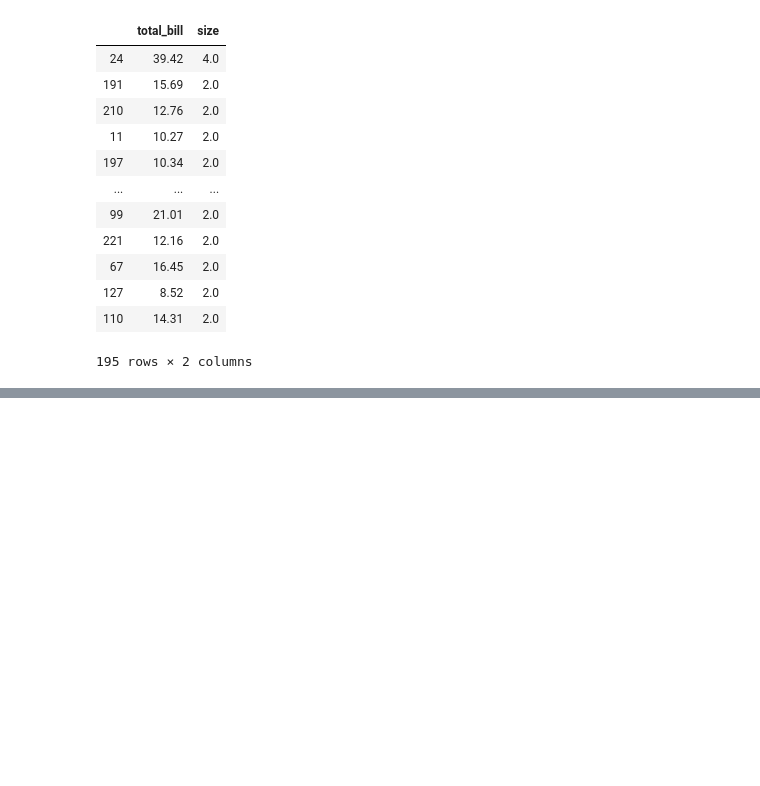
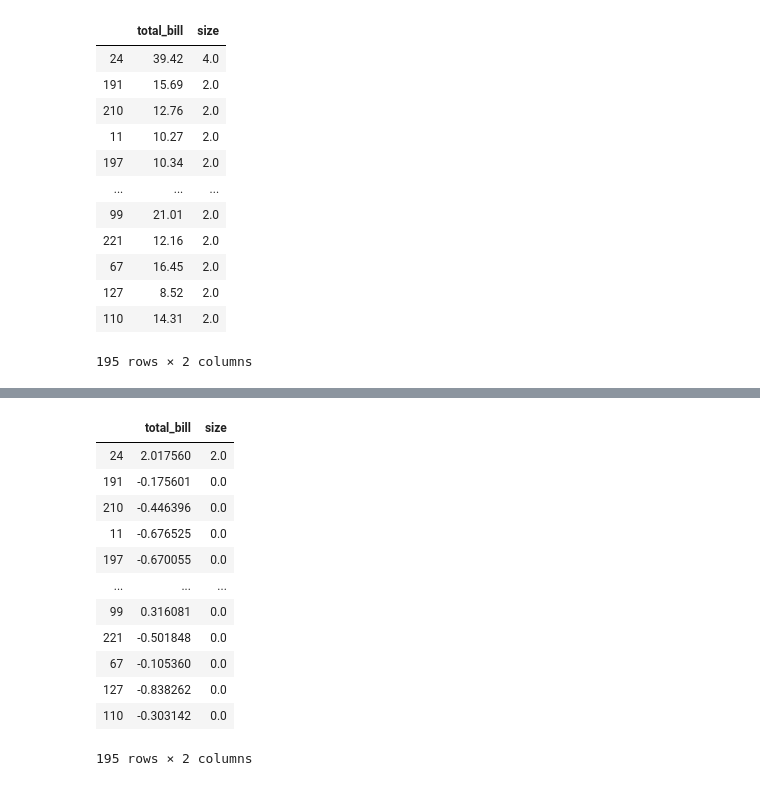
Before and after one commit to allenjiang666/ds-methodologies-exercises, a Jupyter notebook: regression/split_scale.ipynb, the cells around one changed output, grey strips where cells are left out. Drawn from its saved outputs; the diff is of its cells as text; code cells hidden in the pictures; blank space fills up the shorter version.

```diff
--- a/regression/split_scale.ipynb
+++ b/regression/split_scale.ipynb
@@ -150,0 +270,8 @@ scale_inverse(train_scaled, scaler)
+# %%
+scaler = RobustScaler(quantile_range=(25.0,75.0), copy=True, with_centering=True, with_scaling=True).fit(train)
+
+train_scaled = pd.DataFrame(scaler.transform(train), columns=train.columns.values).set_index([train.index.values])
+
+test_scaled = pd.DataFrame(scaler.transform(test), columns=test.columns.values).set_index([test.index.values])
+
+train_scaled.head()
@@ -150,0 +285,23 @@ scale_inverse(train_scaled, scaler)
+# %%
+def iqr_robust_scaler(train, test):
+    scaler = RobustScaler(quantile_range=(25.0,75.0), copy=True, with_centering=True, with_scaling=True).fit(train)
+    train_scaled = pd.DataFrame(scaler.transform(train), columns=train.columns.values).set_index([train.index.values])
+    test_scaled = pd.DataFrame(scaler.transform(test), columns=test.columns.values).set_index([test.index.values])
+    return train_scaled, test_scaled, scaler
+# %%
+train_scaled, test_scaled, scaler = iqr_robust_scaler(train, test)
+train_scaled
+# %% [output]
+|  | total_bill | size |
+| 24 | 2.017560 | 2.0 |
+| 191 | -0.175601 | 0.0 |
+| 210 | -0.446396 | 0.0 |
+| 11 | -0.676525 | 0.0 |
+| 197 | -0.670055 | 0.0 |
+| ... | ... | ... |
+| 99 | 0.316081 | 0.0 |
+| 221 | -0.501848 | 0.0 |
+| 67 | -0.105360 | 0.0 |
+| 127 | -0.838262 | 0.0 |
+| 110 | -0.303142 | 0.0 |
+195 rows × 2 columns
```
Also changed, not shown: parts of 20 cells of this notebook, 6 other files.
